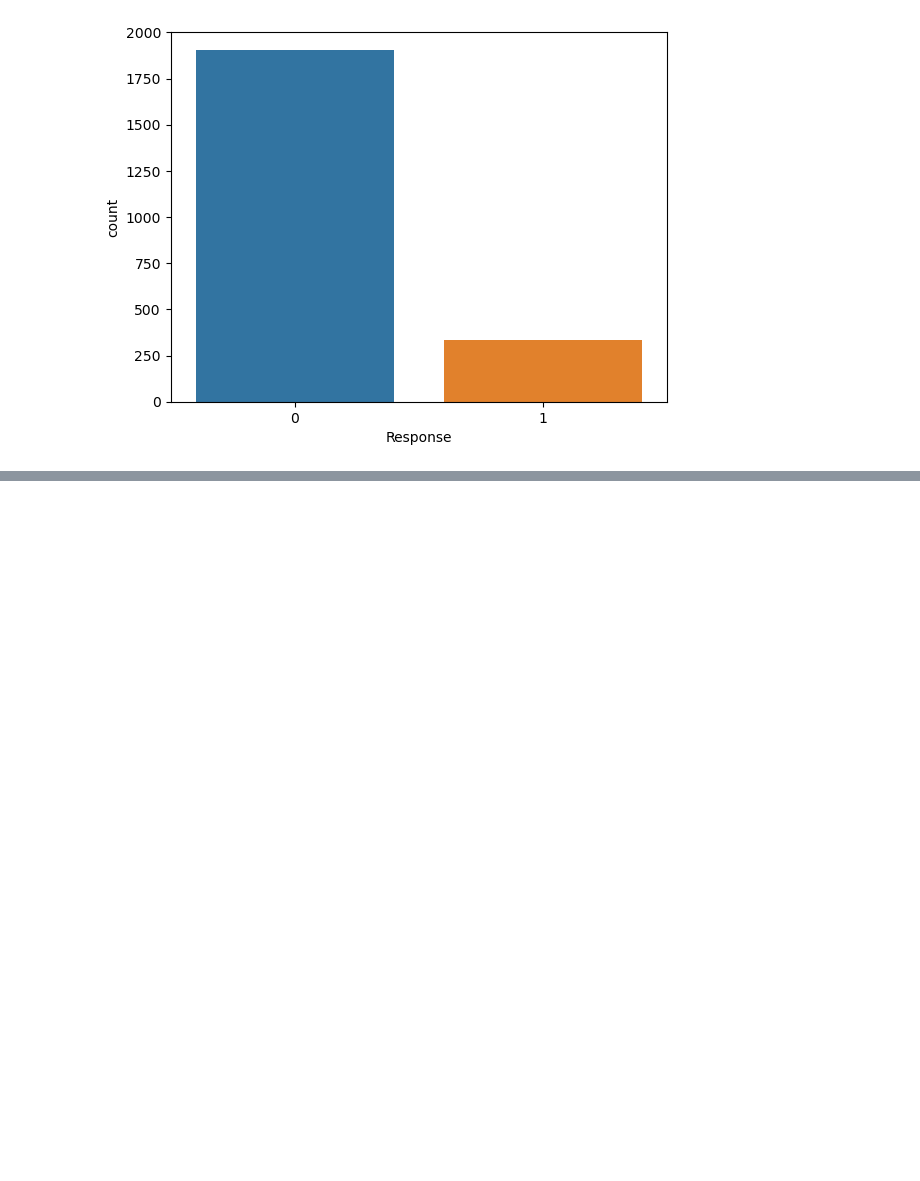
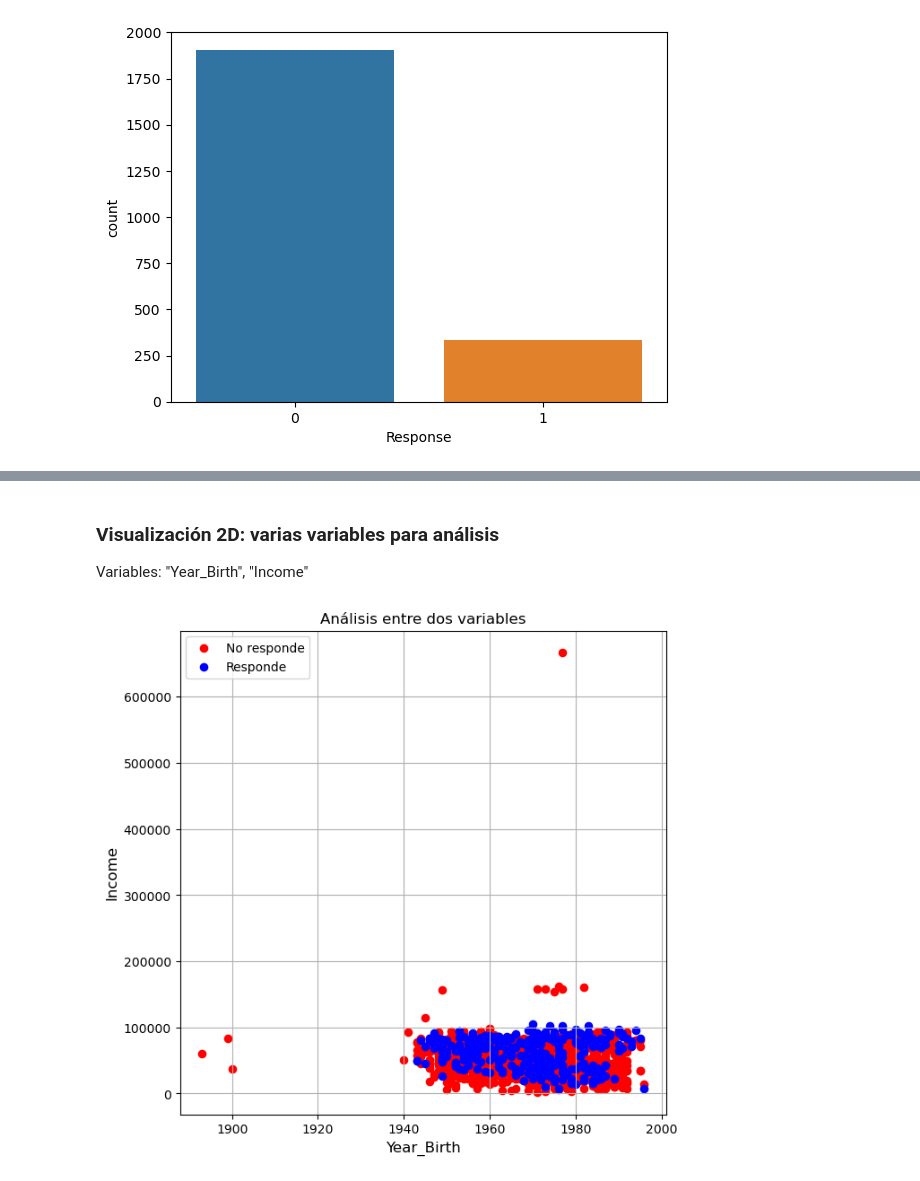
Before and after one commit to juandtap/IA_practica_01, a Jupyter notebook: practica_1_analisis_exploratorio_de_datos.ipynb, the cells around one changed output, grey strips where cells are left out. Saved outputs shown, nothing was run; the diff lists cells and outputs as text; code cells hidden in the pictures; blank space fills up the shorter version.

Commit message:
Analisis de variables y graficos

```diff
--- a/practica_1_analisis_exploratorio_de_datos.ipynb
+++ b/practica_1_analisis_exploratorio_de_datos.ipynb
@@ -101,0 +114,4 @@ sns.countplot(x=Y)
+# %%
+dataframeTratamiento = dataframe.sort_values(by=['Year_Birth'])
+# Mostrar los diez primeros datos
+dataframeTratamiento.head(10)
@@ -101,0 +131,23 @@ sns.countplot(x=Y)
+# %% [markdown]
+### Visualización 2D: varias variables para análisis
+Variables: "Year_Birth", "Income"
+# %%
+fig = plt.figure(figsize=(7,7))
+ax = fig.add_subplot(1,1,1)
+ax.set_xlabel('Year_Birth', fontsize =12)
+ax.set_ylabel('Income', fontsize = 12)
+ax.set_title('Análisis entre dos variables', fontsize = 12)
+targets = [0, 1] # Respuesta a la publicidad; 0 no reponde, 1 responde
+colors = ['r', 'b']
+for target, color in zip(targets, colors):
+    indexTokeep = dataframeTratamiento['Response'] == target
+    ax.scatter(dataframeTratamiento.loc[indexTokeep, 'Year_Birth'],
+               dataframeTratamiento.loc[indexTokeep, 'Income'],
+               c = color,
+               s = 35 # tamaño de los puntos
+               )
+ax.legend(['No responde','Responde'])
+ax.grid()
+plt.show()
+# %% [output]
+[figure, added]
```
Also changed, not shown: parts of 19 cells of this notebook.
